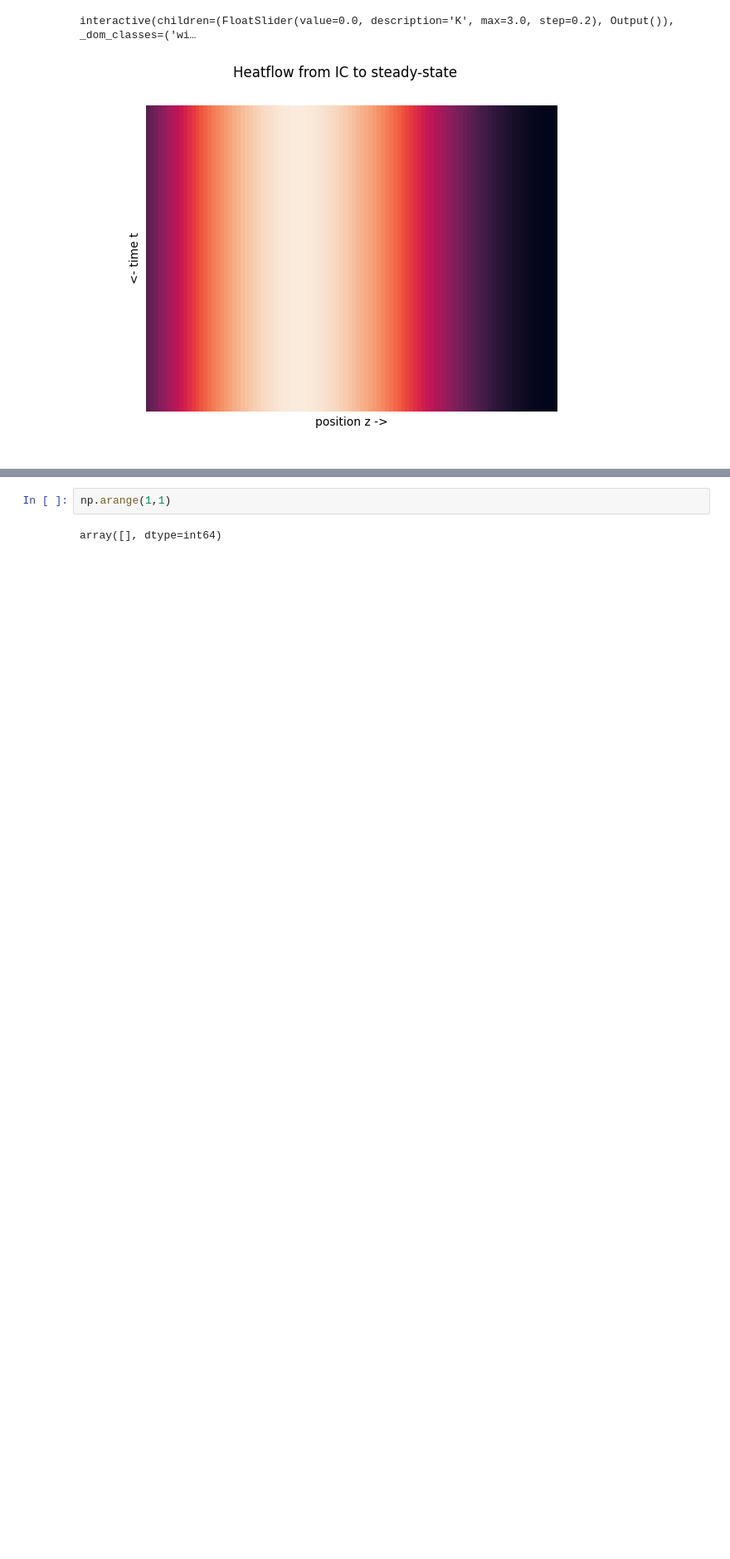
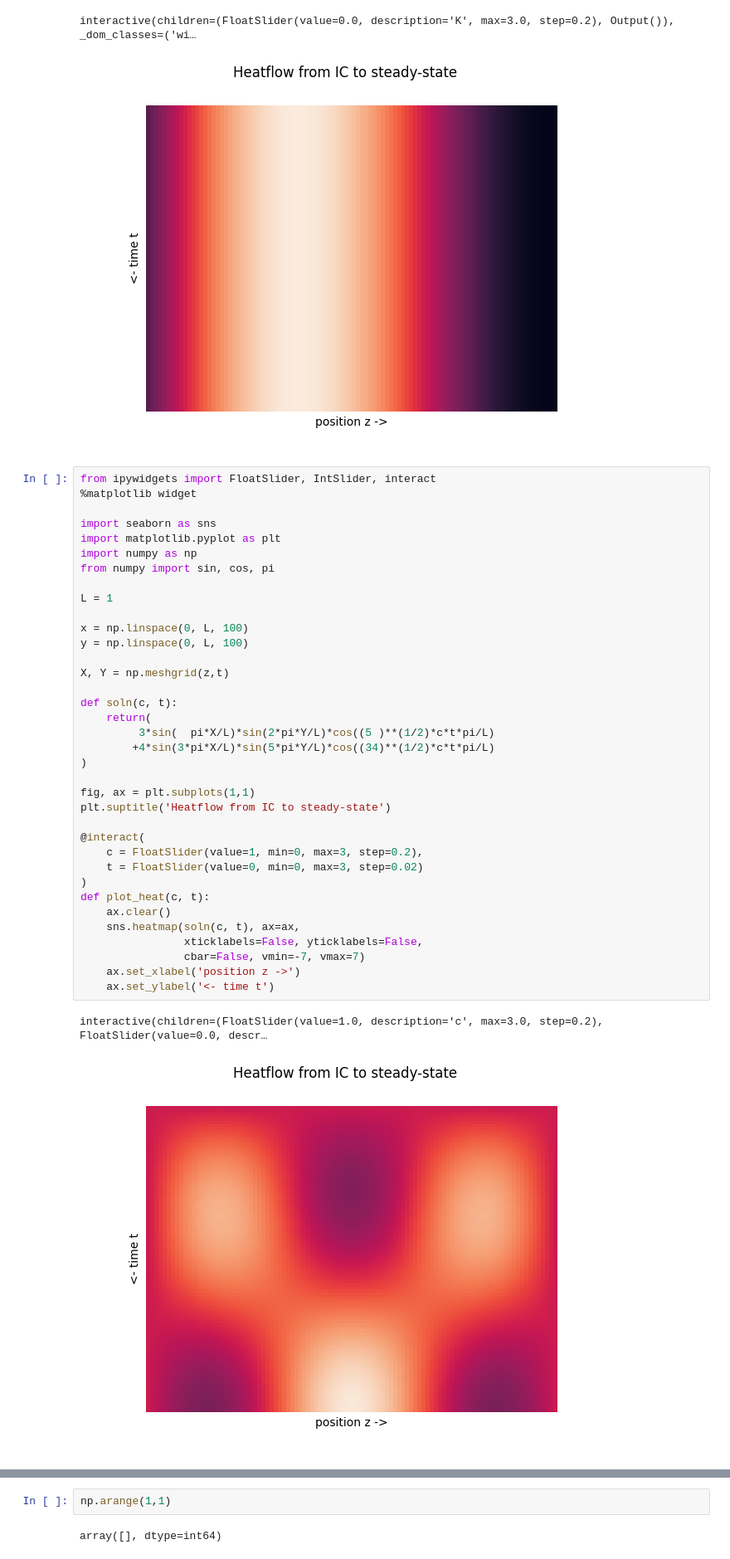
Before and after one commit to andrew-koren/IIT-Physics-Grad, a Jupyter notebook: 25_FS/Phys501/view_heat.ipynb, the cells around one changed output, grey strips where cells are left out. Shown at 83% size. Drawn from its saved outputs; the diff is of its cells as text; blank space fills up the shorter version.

```diff
--- a/25_FS/Phys501/view_heat.ipynb
+++ b/25_FS/Phys501/view_heat.ipynb
@@ -34,6 +34,45 @@ def plot_heat(K):
 # %% [output]
 interactive(children=(FloatSlider(value=0.0, description='K', max=3.0, step=0.2), Output()), _dom_classes=('wi…
 [figure]
+# %%
+from ipywidgets import FloatSlider, IntSlider, interact
+%matplotlib widget
+
+import seaborn as sns
+import matplotlib.pyplot as plt
+import numpy as np
+from numpy import sin, cos, pi
+
+L = 1
+
+x = np.linspace(0, L, 100)
+y = np.linspace(0, L, 100)
+
+X, Y = np.meshgrid(z,t)
+
+def soln(c, t):
+    return(
+         3*sin(  pi*X/L)*sin(2*pi*Y/L)*cos((5 )**(1/2)*c*t*pi/L)
+        +4*sin(3*pi*X/L)*sin(5*pi*Y/L)*cos((34)**(1/2)*c*t*pi/L)
+)
+
+fig, ax = plt.subplots(1,1)
+plt.suptitle('Heatflow from IC to steady-state')
+
+@interact(
+    c = FloatSlider(value=1, min=0, max=3, step=0.2),
+    t = FloatSlider(value=0, min=0, max=3, step=0.02)
+)
+def plot_heat(c, t):
+    ax.clear()
+    sns.heatmap(soln(c, t), ax=ax,
+                xticklabels=False, yticklabels=False,
+                cbar=False, vmin=-7, vmax=7)
+    ax.set_xlabel('position z ->')
+    ax.set_ylabel('<- time t')
+# %% [output]
+interactive(children=(FloatSlider(value=1.0, description='c', max=3.0, step=0.2), FloatSlider(value=0.0, descr…
+[figure, added]
 # %%
 # Chatgpt version
 
```
Also changed, not shown: parts of 1 cell of this notebook, 3 other files.
